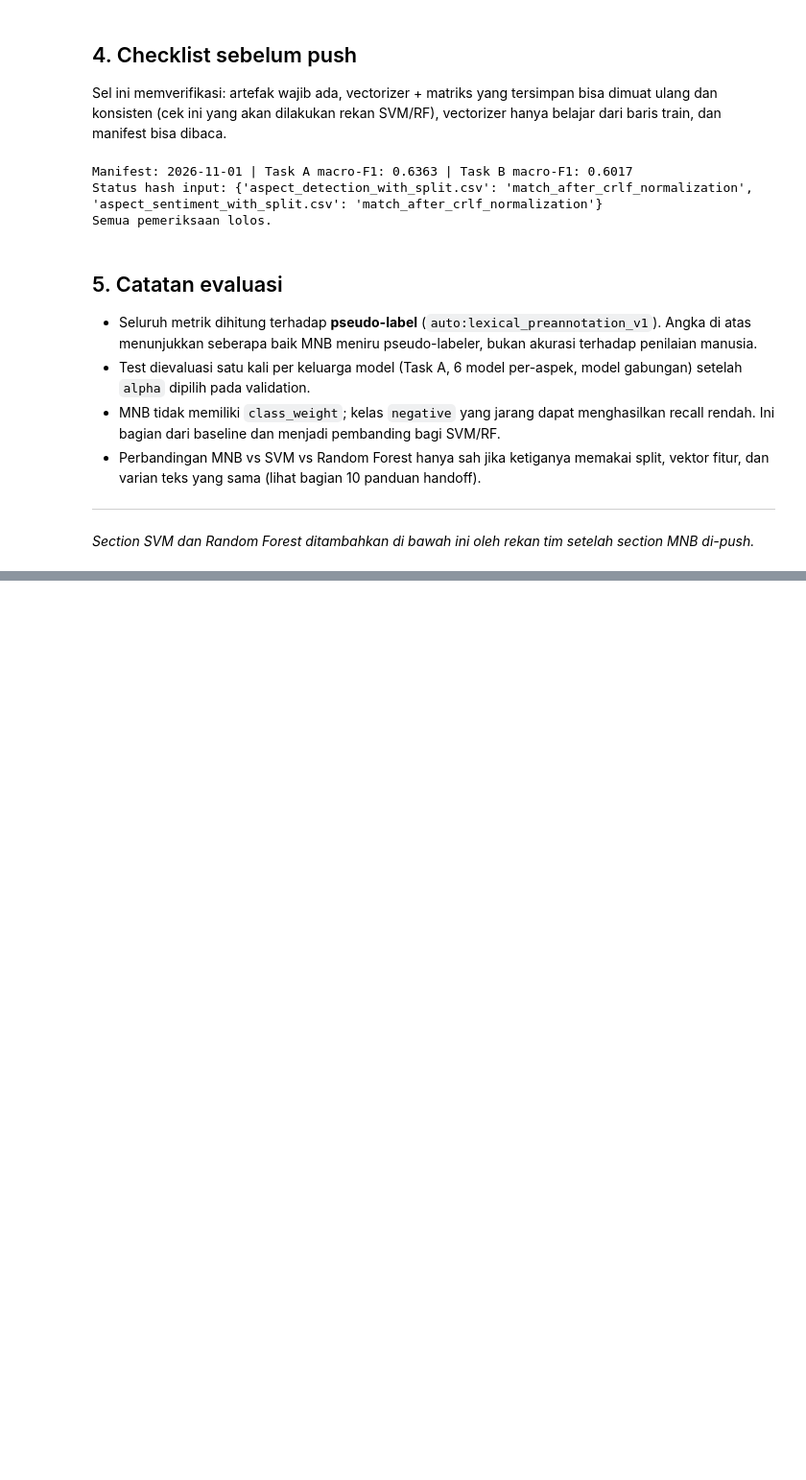
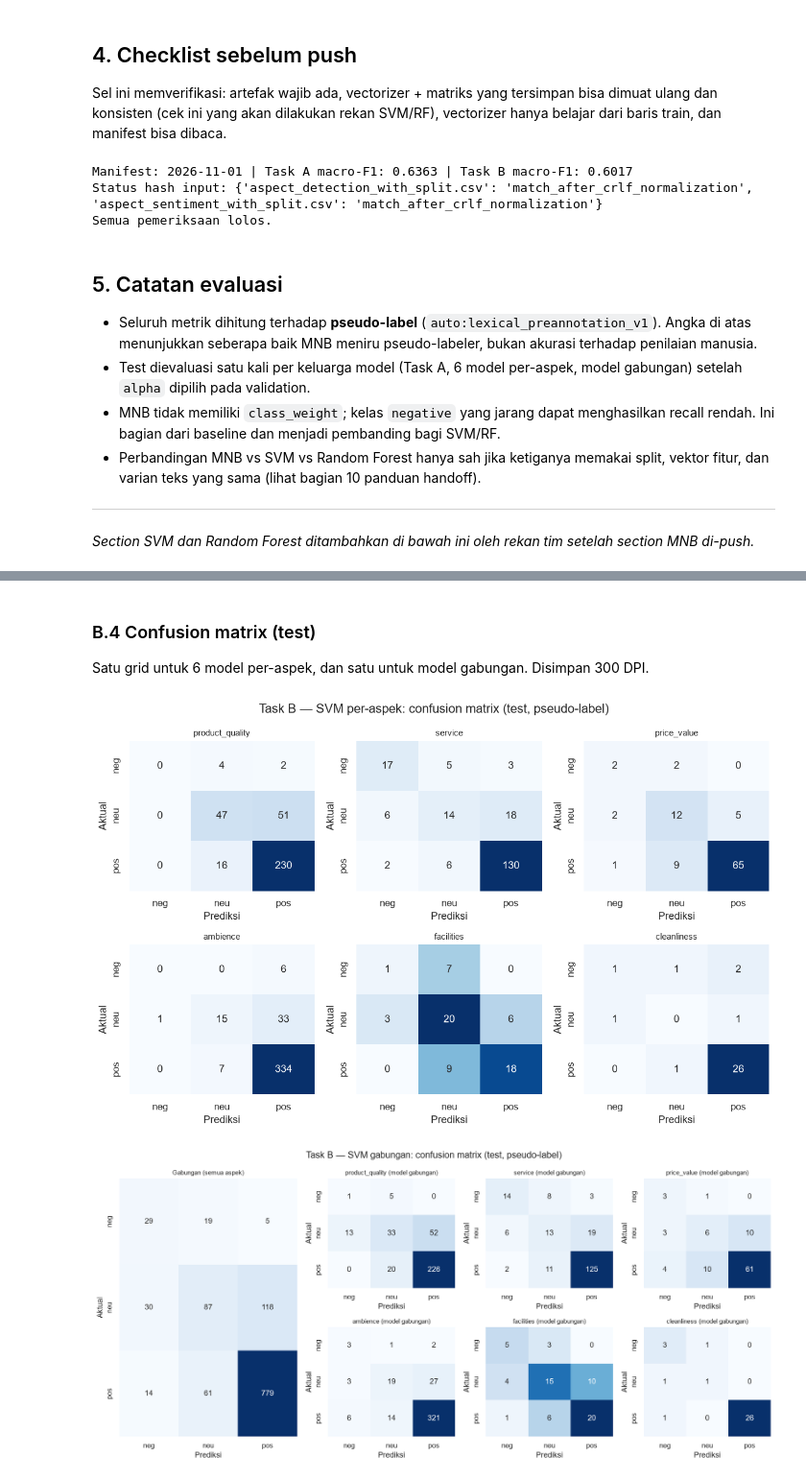
Before and after one commit to Hafizh220705/brewscope-coffee-insights, a Jupyter notebook: notebooks/03_modeling_all_models.ipynb, the cells around one changed output, grey strips where cells are left out. Shown at 96% size. Drawn from its saved outputs; the diff is of its cells as text; code cells hidden in the pictures; blank space fills up the shorter version.

```diff
--- a/notebooks/03_modeling_all_models.ipynb
+++ b/notebooks/03_modeling_all_models.ipynb
@@ -925,0 +1228,27 @@ Semua pemeriksaan lolos.
+# %% [markdown]
+### B.4 Confusion matrix (test)
+
+Satu grid untuk 6 model per-aspek, dan satu untuk model gabungan. Disimpan 300 DPI.
+# %%
+fig, axes = plt.subplots(2, 3, figsize=(11, 7))
+for ax, aspect in zip(axes.ravel(), ASPECTS):
+    plot_confusion(ax, B_y["test"][aspect], B_svm_pred["test"][aspect], aspect)
+fig.suptitle("Task B — SVM per-aspek: confusion matrix (test, pseudo-label)")
+fig.tight_layout()
+fig.savefig(SVM_FIGURES_DIR / "task_b_confusion_matrix.png", dpi=300)
+plt.show()
+
+fig = plt.figure(figsize=(15, 7))
+grid = fig.add_gridspec(2, 4, width_ratios=[1.4, 1, 1, 1])
+plot_confusion(fig.add_subplot(grid[:, 0]), C_y["test"], C_svm_pred["test"], "Gabungan (semua aspek)")
+for index, aspect in enumerate(ASPECTS):
+    ax = fig.add_subplot(grid[index // 3, 1 + index % 3])
+    mask = (C["test"]["aspect_category"] == aspect).to_numpy()
+    plot_confusion(ax, C_y["test"][mask], C_svm_pred["test"][mask], f"{aspect} (model gabungan)")
+fig.suptitle("Task B — SVM gabungan: confusion matrix (test, pseudo-label)")
+fig.tight_layout()
+fig.savefig(SVM_FIGURES_DIR / "task_b_confusion_matrix_combined.png", dpi=300)
+plt.show()
+# %% [output]
+[figure, added]
+[figure, added]
```
Also changed, not shown: parts of 24 cells of this notebook, 22 other files.
